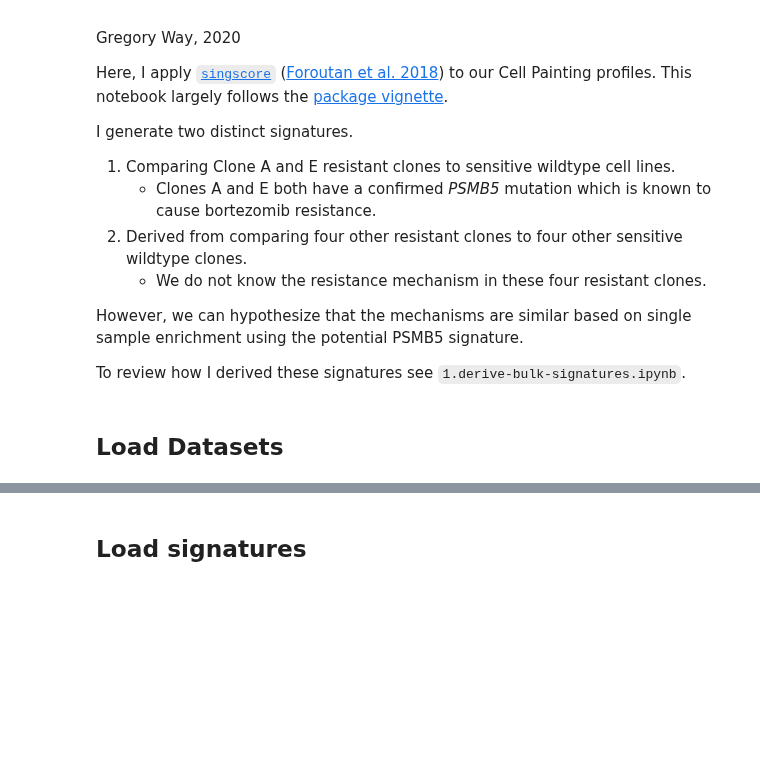
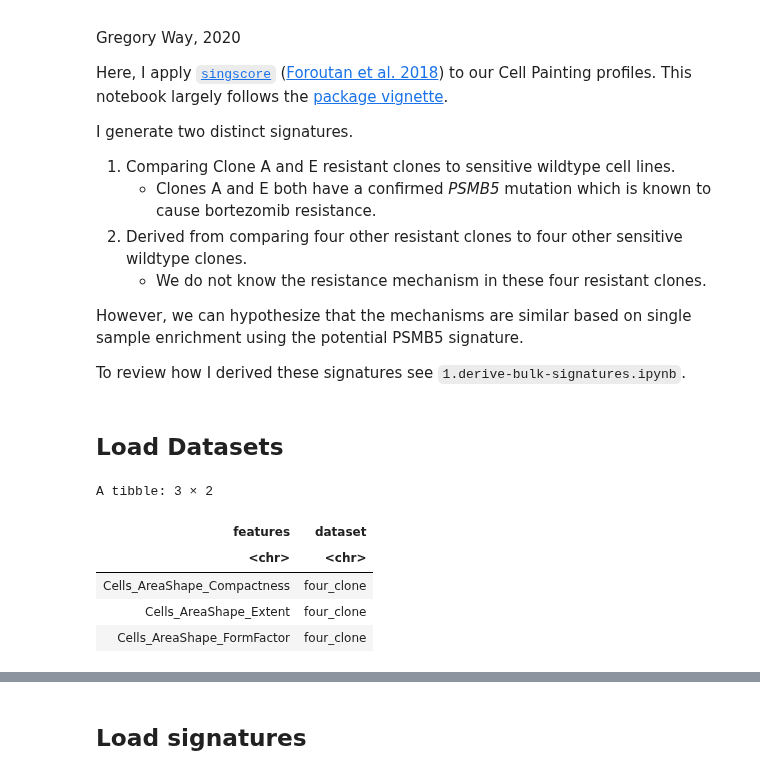
Before and after one commit to broadinstitute/profiling-resistance-mechanisms, a Jupyter notebook: 3.bulk-signatures/2.apply-bulk-signatures.ipynb, the cells around one changed output, grey strips where cells are left out. Drawn from its saved outputs; the diff is of its cells as text; code cells hidden in the pictures; blank space fills up the shorter version.

```diff
--- a/3.bulk-signatures/2.apply-bulk-signatures.ipynb
+++ b/3.bulk-signatures/2.apply-bulk-signatures.ipynb
@@ -36,6 +36,18 @@ figure_dir <- file.path("figures", "singscore")
 set.seed(seed)
 # %% [markdown]
 ## Load Datasets
+# %%
+# Load feature selection results
+feat_file <- file.path(data_dir, "dataset_features_selected.tsv")
+all_selected_features_df <- readr::read_tsv(feat_file, col_types = readr::cols())
+head(all_selected_features_df, 3)
+# %% [output]
+A tibble: 3 × 2
+| features | dataset |
+| <chr> | <chr> |
+| Cells_AreaShape_Compactness | four_clone |
+| Cells_AreaShape_Extent | four_clone |
+| Cells_AreaShape_FormFactor | four_clone |
 # %%
 # Load train test status
 status_file <- file.path(input_results_dir, "train_test_status.csv")
```
Also changed, not shown: parts of 3 cells of this notebook, 5 other files.
